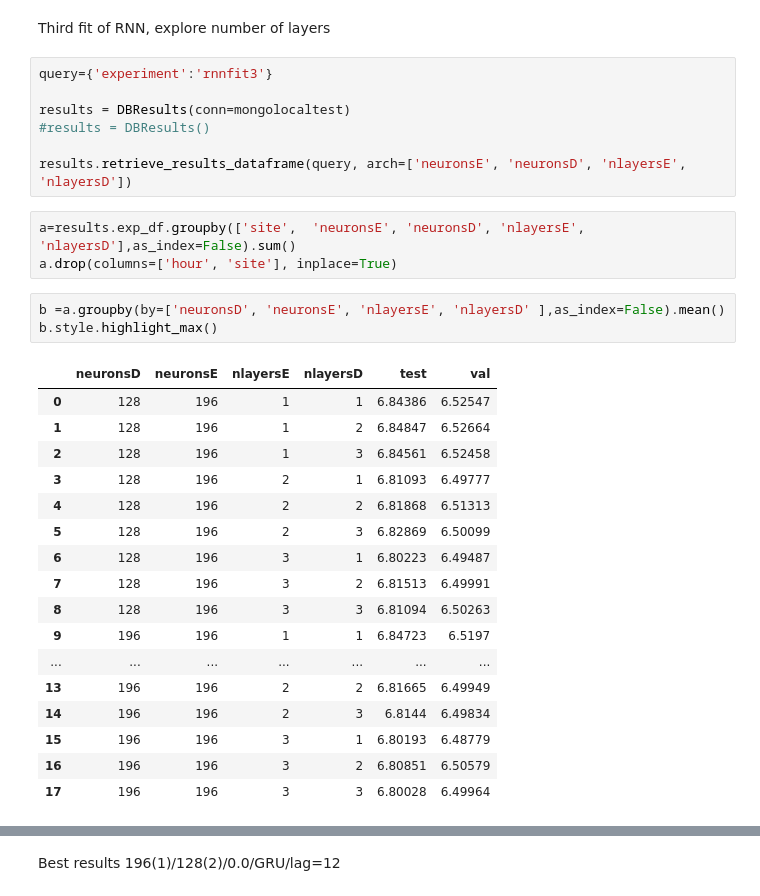
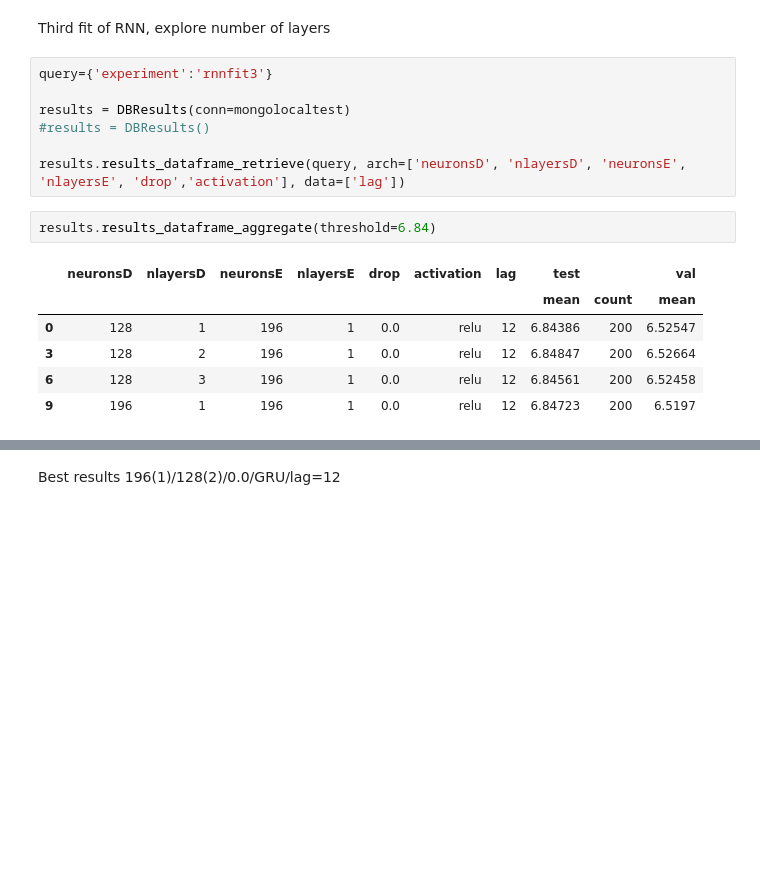
Before and after one commit to bejar/Wind, a Jupyter notebook: Notebooks/Tunning/ParameterTunningRNNEDS2S.ipynb, the cells around one changed output, grey strips where cells are left out. Saved outputs shown, nothing was run; the diff lists cells and outputs as text; blank space fills up the shorter version.

```diff
--- a/Notebooks/Tunning/ParameterTunningRNNEDS2S.ipynb
+++ b/Notebooks/Tunning/ParameterTunningRNNEDS2S.ipynb
@@ -145,28 +77,13 @@ query={'experiment':'rnnfit3'}
 results = DBResults(conn=mongolocaltest)
 #results = DBResults()
 
-results.retrieve_results_dataframe(query, arch=['neuronsE', 'neuronsD', 'nlayersE', 'nlayersD'])
+results.results_dataframe_retrieve(query, arch=['neuronsD', 'nlayersD', 'neuronsE', 'nlayersE', 'drop','activation'], data=['lag'])
-# %%
-a=results.exp_df.groupby(['site',  'neuronsE', 'neuronsD', 'nlayersE', 'nlayersD'],as_index=False).sum()
-a.drop(columns=['hour', 'site'], inplace=True)
-# %%
-b =a.groupby(by=['neuronsD', 'neuronsE', 'nlayersE', 'nlayersD' ],as_index=False).mean()
-b.style.highlight_max()
-# %% [output]
-|  | neuronsD | neuronsE | nlayersE | nlayersD | test | val |
-| 0 | 128 | 196 | 1 | 1 | 6.84386 | 6.52547 |
-| 1 | 128 | 196 | 1 | 2 | 6.84847 | 6.52664 |
-| 2 | 128 | 196 | 1 | 3 | 6.84561 | 6.52458 |
-| 3 | 128 | 196 | 2 | 1 | 6.81093 | 6.49777 |
-| 4 | 128 | 196 | 2 | 2 | 6.81868 | 6.51313 |
-| 5 | 128 | 196 | 2 | 3 | 6.82869 | 6.50099 |
-| 6 | 128 | 196 | 3 | 1 | 6.80223 | 6.49487 |
-| 7 | 128 | 196 | 3 | 2 | 6.81513 | 6.49991 |
-| 8 | 128 | 196 | 3 | 3 | 6.81094 | 6.50263 |
-| 9 | 196 | 196 | 1 | 1 | 6.84723 | 6.5197 |
-| ... | ... | ... | ... | ... | ... | ... |
-| 13 | 196 | 196 | 2 | 2 | 6.81665 | 6.49949 |
-| 14 | 196 | 196 | 2 | 3 | 6.8144 | 6.49834 |
-| 15 | 196 | 196 | 3 | 1 | 6.80193 | 6.48779 |
-| 16 | 196 | 196 | 3 | 2 | 6.80851 | 6.50579 |
-| 17 | 196 | 196 | 3 | 3 | 6.80028 | 6.49964 |
+# %%
+results.results_dataframe_aggregate(threshold=6.84)
+# %% [output]
+|  | neuronsD | nlayersD | neuronsE | nlayersE | drop | activation | lag | test |  | val |
+|  |  |  |  |  |  |  |  | mean | count | mean |
+| 0 | 128 | 1 | 196 | 1 | 0.0 | relu | 12 | 6.84386 | 200 | 6.52547 |
+| 3 | 128 | 2 | 196 | 1 | 0.0 | relu | 12 | 6.84847 | 200 | 6.52664 |
+| 6 | 128 | 3 | 196 | 1 | 0.0 | relu | 12 | 6.84561 | 200 | 6.52458 |
+| 9 | 196 | 1 | 196 | 1 | 0.0 | relu | 12 | 6.84723 | 200 | 6.5197 |
```
Also changed, not shown: parts of 31 cells of this notebook, 5 other files.
